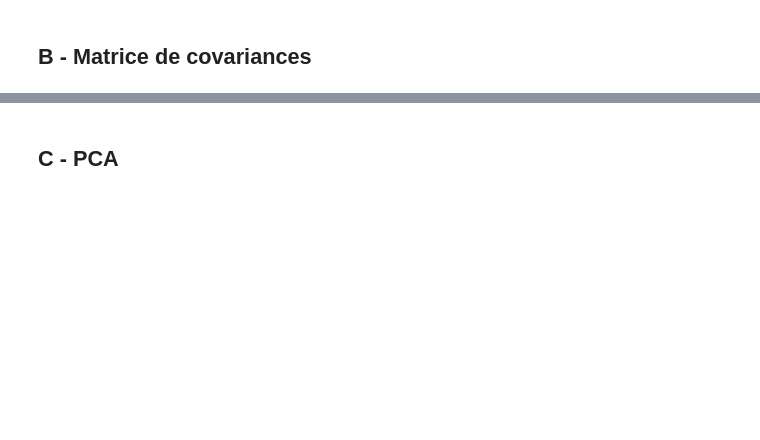
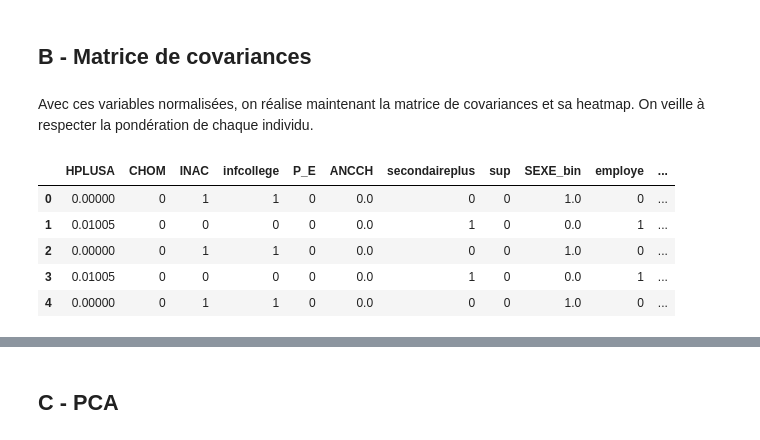
Before and after one commit to Alexis-Barrau/python_ensae, a Jupyter notebook: Scripts/Main notebook.ipynb, the cells around one changed output, grey strips where cells are left out. Cells and saved outputs as stored; diff of their text form; code cells hidden in the pictures; blank space fills up the shorter version.

```diff
--- a/Scripts/Main notebook.ipynb
+++ b/Scripts/Main notebook.ipynb
@@ -225,7 +283,6 @@ Variables à normaliser : NBTOTE, HPLUSA, ANNCHOM (mettre unité)
 # %%
 #Création d'une base PCA
 EEC_PCA=EEC_2019
-EEC_PCA=pd.DataFrame(EEC_PCA[["EXTRIAN","ACTEU","SEXE","DIP11","CSTOTR","NFRRED","NBTOTE","HPLUSA","HHCE","CONTACT",
+EEC_PCA=pd.DataFrame(EEC_PCA[["EXTRIAN","ACTEU","SEXE","DIP11","CSTOTR","NFRRED","HPLUSA","HHCE","CONTACT",
 "ANCCHOM","AGE5","AIDFAM","CATAU2010R","COURED","ENFRED"]]).reset_index(drop=True)
-EEC_PCA
 # %%
@@ -264,9 +321,9 @@ EEC_PCA["NAT"]=0
 EEC_PCA.loc[EEC_PCA["NFRRED"].isin([1,2]), "NAT"]=1
 #1/20 sans nationalité FR
 # %%
-#AGE5 : transformer en deux indicatrices jeunes actifs (0 à 29 ans) ou actifs âgés (plus de 50 ans)
+#AGE5 : transformer en deux indicatrices jeunes (15 à 29 ans) ou âgés (plus de 50 ans)
 EEC_PCA["JEUNE"]=0
-EEC_PCA.loc[EEC_PCA["AGE5"].isin([00,15]), "JEUNE"]=1
+EEC_PCA.loc[EEC_PCA["AGE5"]==15, "JEUNE"]=1
 
 EEC_PCA["ANCIEN"]=0
 EEC_PCA.loc[EEC_PCA["AGE5"].isin([50,60]), "ANCIEN"]=1
@@ -277,9 +334,9 @@ EEC_PCA["P_E"]=0
 EEC_PCA.loc[EEC_PCA["CONTACT"]==1, "P_E"]=1
 #moins d'1/20
 # %%
-#création de metrop. 1 si l'individu habite dans un grande aire urbaine : 4/5 échantillon
-EEC_PCA["METROP"]=0
-EEC_PCA.loc[EEC_PCA["CATAU2010R"]==1, "METROP"]=1
+#création de rural. 1 si l'individu n'habite pas dans un grande aire urbaine : 1/5 échantillon
+EEC_PCA["rural"]=1
+EEC_PCA.loc[EEC_PCA["CATAU2010R"]==1, "rural"]=0
 # %%
 #COURED : 1 si l'individu est en couple
 EEC_PCA["COUPLE"]=0
@@ -290,20 +347,6 @@ EEC_PCA.loc[EEC_PCA["COURED"]==1, "COUPLE"]=1
 EEC_PCA["ENF"]=0
 EEC_PCA.loc[EEC_PCA["ENFRED"]==1, "ENF"]=1
 #la moitié a un enfant
-# %%
-#NBTOTE
-col = EEC_PCA['NBTOTE']
-
-scaler = MinMaxScaler() # initialiser le scaler MinMax
-
-col_a_norm = col.values.reshape(-1, 1) # convertir la colonne en une matrice 2D (nécessaire pour le scaler)
-
-colonne_normalisee = scaler.fit_transform(col_a_norm)
-
-# Remplacer la colonne originale par la colonne normalisée et remplir NaN
-EEC_PCA['NBTOTE'] = colonne_normalisee
-EEC_PCA["NBTOTE"].describe()
-#très peu d'entrées dans cette variable (à remédier)
 # %%
 #HPLUSA (beaucoup d'informations manquantes, surtout les personnes ne voulant pas modifier leur charge horraire, on va donc prendre
 #leur charge horraire actuelle comme souhait.
@@ -348,12 +421,21 @@ EEC_PCA["ANCCH"].describe()
 # %% [markdown]
 ## B - Matrice de covariances
+# %% [markdown]
+Avec ces variables normalisées, on réalise maintenant la matrice de covariances et sa heatmap. On veille à respecter la pondération de chaque individu.
 # %%
+EEC_PCAW=EEC_PCA["EXTRIAN"].to_numpy() #pour pondérer
 EEC_PCA1=EEC_PCA[['HPLUSA', 'CHOM','INAC', 'infcollege', 'P_E',"ANCCH",
        'secondaireplus', 'sup', 'SEXE_bin', 'employe', 'employeur', 'NAT',
-       'JEUNE', 'ANCIEN', 'METROP', 'COUPLE', 'ENF']] #on omet NBTOTE pas assez d'ind.
-noms_var=EEC_PCA1.columns
-EEC_PCAW=EEC_PCA["EXTRIAN"].to_numpy()
+       'JEUNE', 'ANCIEN', 'rural', 'COUPLE', 'ENF']]
+noms_var=EEC_PCA1.columns #pour la mise en forme de la matrice de covariances
 EEC_PCA1.head()
+# %% [output]
+|  | HPLUSA | CHOM | INAC | infcollege | P_E | ANCCH | secondaireplus | sup | SEXE_bin | employe | ... |
+| 0 | 0.00000 | 0 | 1 | 1 | 0 | 0.0 | 0 | 0 | 1.0 | 0 | ... |
+| 1 | 0.01005 | 0 | 0 | 0 | 0 | 0.0 | 1 | 0 | 0.0 | 1 | ... |
+| 2 | 0.00000 | 0 | 1 | 1 | 0 | 0.0 | 0 | 0 | 1.0 | 0 | ... |
+| 3 | 0.01005 | 0 | 0 | 0 | 0 | 0.0 | 1 | 0 | 0.0 | 1 | ... |
+| 4 | 0.00000 | 0 | 1 | 1 | 0 | 0.0 | 0 | 0 | 1.0 | 0 | ... |
 # %%
 EEC_COV_NP=np.cov(EEC_PCA1.to_numpy(), rowvar=False, aweights=EEC_PCAW)
 EEC_COV=pd.DataFrame(EEC_COV_NP) #matrice de covariance pondérée
```
Also changed, not shown: parts of 44 cells of this notebook.
